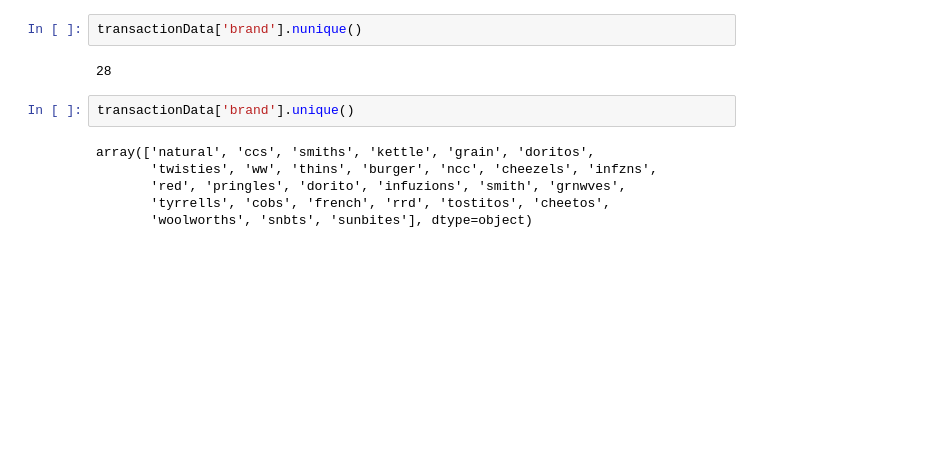
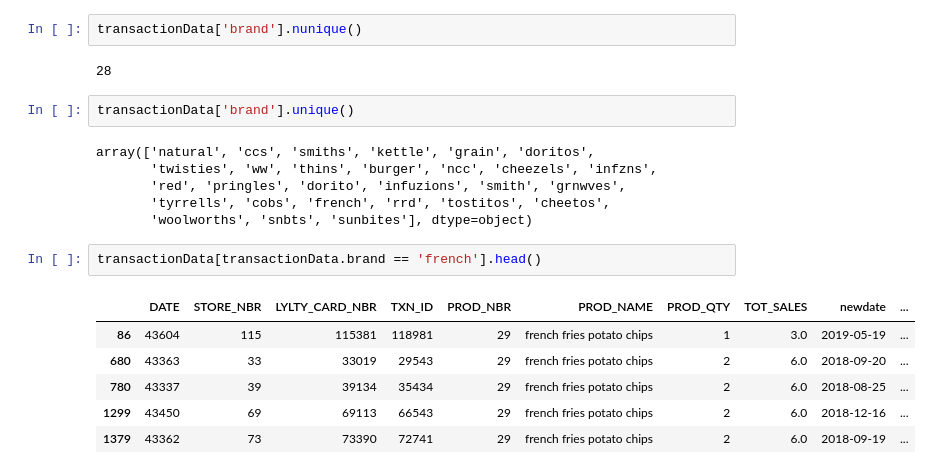
Before and after one commit to Johnson-a-hash/quantium-virtual-program, a Jupyter notebook: Quantium Virtual Internship.ipynb, the cells around one changed output. Cells and saved outputs as stored; diff of their text form; blank space fills up the shorter version.

```diff
--- a/Quantium Virtual Internship.ipynb
+++ b/Quantium Virtual Internship.ipynb
@@ -535,3 +537,12 @@ array(['natural', 'ccs', 'smiths', 'kettle', 'grain', 'doritos',
        'red', 'pringles', 'dorito', 'infuzions', 'smith', 'grnwves',
        'tyrrells', 'cobs', 'french', 'rrd', 'tostitos', 'cheetos',
        'woolworths', 'snbts', 'sunbites'], dtype=object)
+# %%
+transactionData[transactionData.brand == 'french'].head()
+# %% [output]
+|  | DATE | STORE_NBR | LYLTY_CARD_NBR | TXN_ID | PROD_NBR | PROD_NAME | PROD_QTY | TOT_SALES | newdate | ... |
+| 86 | 43604 | 115 | 115381 | 118981 | 29 | french fries potato chips | 1 | 3.0 | 2019-05-19 | ... |
+| 680 | 43363 | 33 | 33019 | 29543 | 29 | french fries potato chips | 2 | 6.0 | 2018-09-20 | ... |
+| 780 | 43337 | 39 | 39134 | 35434 | 29 | french fries potato chips | 2 | 6.0 | 2018-08-25 | ... |
+| 1299 | 43450 | 69 | 69113 | 66543 | 29 | french fries potato chips | 2 | 6.0 | 2018-12-16 | ... |
+| 1379 | 43362 | 73 | 73390 | 72741 | 29 | french fries potato chips | 2 | 6.0 | 2018-09-19 | ... |
```
Also changed, not shown: parts of 8 cells of this notebook.
